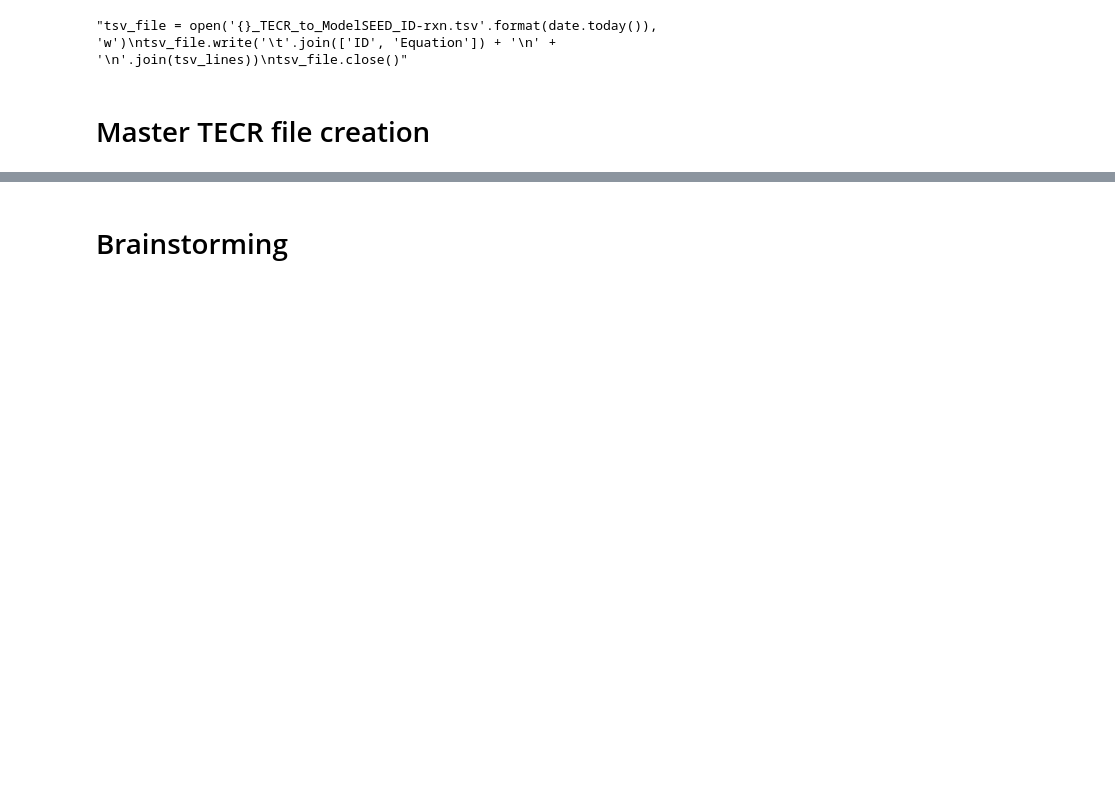
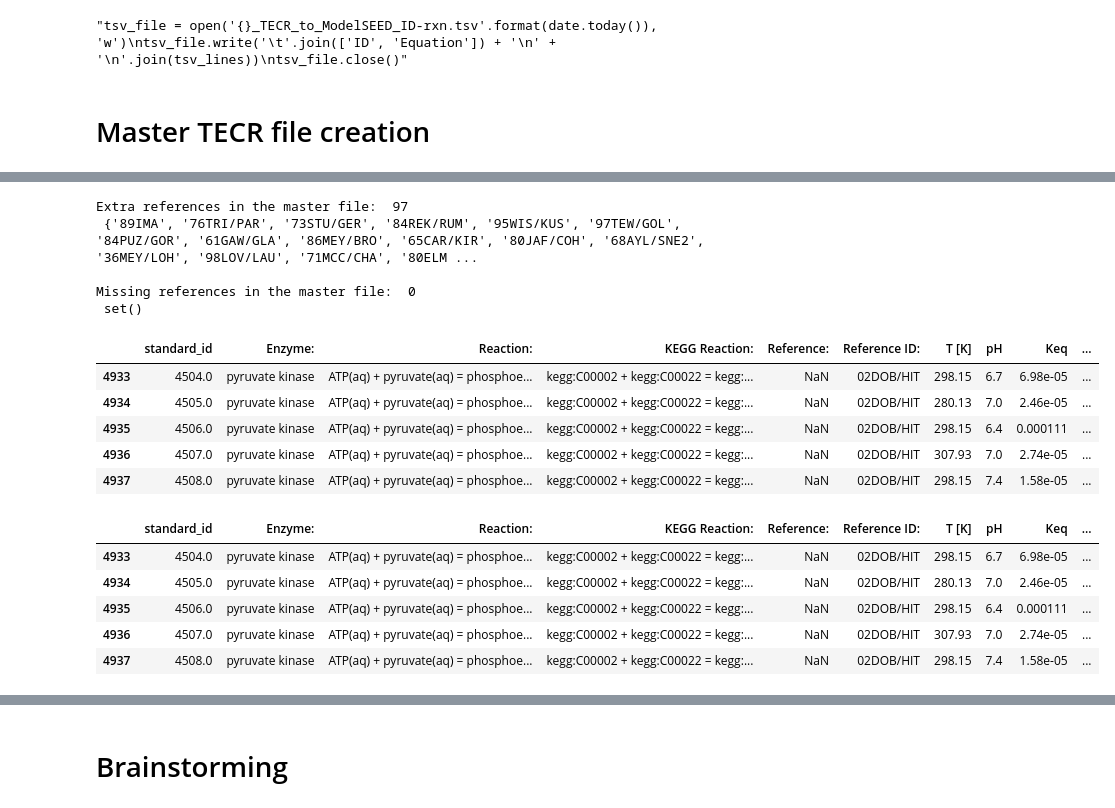
Before and after one commit to freiburgermsu/Biochemical-databases, a Jupyter notebook: TECR/TECR_files/2021-07-05_TECRDB_scraping&ModelSEED_contribution.ipynb, the cells around one changed output, grey strips where cells are left out. Drawn from its saved outputs; the diff is of its cells as text; code cells hidden in the pictures; blank space fills up the shorter version.

Commit message:
assembling the master TECR file

```diff
--- a/TECR/TECR_files/2021-07-05_TECRDB_scraping&ModelSEED_contribution.ipynb
+++ b/TECR/TECR_files/2021-07-05_TECRDB_scraping&ModelSEED_contribution.ipynb
@@ -1088,0 +1078,80 @@ Missing enzymes in our file:  67
+# %%
+from datetime import date
+from numpy import nan
+import pandas
+import re
+
+# import the spreadsheets
+elad_file = pandas.read_csv('TECRDB_Elad_Noor.csv')
+master_file = pandas.read_csv('2021-08-08_master_TECR_1.csv')
+for column in master_file:
+    if re.search('Unnamed', column):
+        del master_file[column]
+
+# contrast references between our spreadsheets
+our_references = set(master_file['Reference ID:'])
+striped_references = set()
+for reference in our_references:
+    substituted_reference = re.sub('_.+', '', reference)
+    striped_references.add(substituted_reference)
+
+elad_references = set(elad_file['reference'])
+
+extra_references = striped_references - elad_references
+missing_references = elad_references - striped_references
+print('\nExtra references in the master file: ', len(extra_references), '\n', extra_references)
+print('\nMissing references in the master file: ', len(missing_references), '\n', missing_references)
+same_references = striped_references.intersection(elad_references)
+
+display(master_file.tail(5))
+
+for elad_index, elad_row in elad_file.iterrows():
+    elad_reference = elad_row['reference']
+    if elad_reference in same_references:
+        continue                                          # logic must be constructed such that only the corresponding row is expanded, and not every row that matches enzyme name
+
+
+    # add undescribed enzymes and citations
+    else:
+        # define the column values
+        add_id = elad_row['standard_id']
+        add_enzyme = elad_row['enzyme_name']
+        add_reference = elad_row['reference']
+        add_method = elad_row['method']
+        add_ec = elad_row['EC']
+        add_kegg_reaction = elad_row['reaction']
+        add_reaction = elad_row['description']
+        add_keg_reaction = elad_row['reaction']
+        add_pmg = elad_row['p_mg']
+        add_k = elad_row['K_prime']
+        if add_k is nan:
+            add_k = elad_row['K']
+        add_temperature = elad_row['temperature']
+        add_ionic_strength = elad_row['ionic_strength']
+        add_ph = elad_row['p_h']
+
+        # add a new row at the end of our dataframe, according to our column organization
+        master_file.loc[len(master_file.index)] = [add_id, add_enzyme, add_reaction, add_kegg_reaction, nan, add_reference, add_temperature, add_ph, add_k, nan, add_method, nan, add_pmg, add_ec, nan, nan, nan, add_ionic_strength, nan]
+
+# export the combined master file
+display(master_file.tail(5))
+output = '2021-08-08_master_TECR_1.csv'
+master_file.to_csv(output)
+# %% [output]
+Extra references in the master file:  97
+ {'89IMA', '76TRI/PAR', '73STU/GER', '84REK/RUM', '95WIS/KUS', '97TEW/GOL', '84PUZ/GOR', '61GAW/GLA', '86MEY/BRO', '65CAR/KIR', '80JAF/COH', '68AYL/SNE2', '36MEY/LOH', '98LOV/LAU', '71MCC/CHA', '80ELM ...
+
+Missing references in the master file:  0
+ set()
+|  | standard_id | Enzyme: | Reaction: | KEGG Reaction: | Reference: | Reference ID: | T [K] | pH | Keq | ... |
+| 4933 | 4504.0 | pyruvate kinase | ATP(aq) + pyruvate(aq) = phosphoe... | kegg:C00002 + kegg:C00022 = kegg:... | NaN | 02DOB/HIT | 298.15 | 6.7 | 6.98e-05 | ... |
+| 4934 | 4505.0 | pyruvate kinase | ATP(aq) + pyruvate(aq) = phosphoe... | kegg:C00002 + kegg:C00022 = kegg:... | NaN | 02DOB/HIT | 280.13 | 7.0 | 2.46e-05 | ... |
+| 4935 | 4506.0 | pyruvate kinase | ATP(aq) + pyruvate(aq) = phosphoe... | kegg:C00002 + kegg:C00022 = kegg:... | NaN | 02DOB/HIT | 298.15 | 6.4 | 0.000111 | ... |
+| 4936 | 4507.0 | pyruvate kinase | ATP(aq) + pyruvate(aq) = phosphoe... | kegg:C00002 + kegg:C00022 = kegg:... | NaN | 02DOB/HIT | 307.93 | 7.0 | 2.74e-05 | ... |
+| 4937 | 4508.0 | pyruvate kinase | ATP(aq) + pyruvate(aq) = phosphoe... | kegg:C00002 + kegg:C00022 = kegg:... | NaN | 02DOB/HIT | 298.15 | 7.4 | 1.58e-05 | ... |
+|  | standard_id | Enzyme: | Reaction: | KEGG Reaction: | Reference: | Reference ID: | T [K] | pH | Keq | ... |
+| 4933 | 4504.0 | pyruvate kinase | ATP(aq) + pyruvate(aq) = phosphoe... | kegg:C00002 + kegg:C00022 = kegg:... | NaN | 02DOB/HIT | 298.15 | 6.7 | 6.98e-05 | ... |
+| 4934 | 4505.0 | pyruvate kinase | ATP(aq) + pyruvate(aq) = phosphoe... | kegg:C00002 + kegg:C00022 = kegg:... | NaN | 02DOB/HIT | 280.13 | 7.0 | 2.46e-05 | ... |
+| 4935 | 4506.0 | pyruvate kinase | ATP(aq) + pyruvate(aq) = phosphoe... | kegg:C00002 + kegg:C00022 = kegg:... | NaN | 02DOB/HIT | 298.15 | 6.4 | 0.000111 | ... |
+| 4936 | 4507.0 | pyruvate kinase | ATP(aq) + pyruvate(aq) = phosphoe... | kegg:C00002 + kegg:C00022 = kegg:... | NaN | 02DOB/HIT | 307.93 | 7.0 | 2.74e-05 | ... |
+| 4937 | 4508.0 | pyruvate kinase | ATP(aq) + pyruvate(aq) = phosphoe... | kegg:C00002 + kegg:C00022 = kegg:... | NaN | 02DOB/HIT | 298.15 | 7.4 | 1.58e-05 | ... |
```
Also changed, not shown: parts of 5 cells of this notebook.
